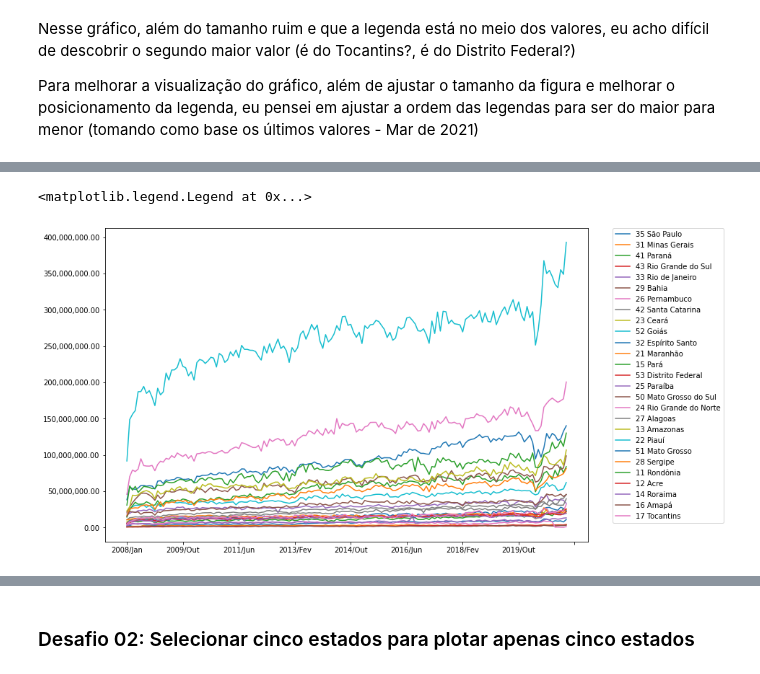
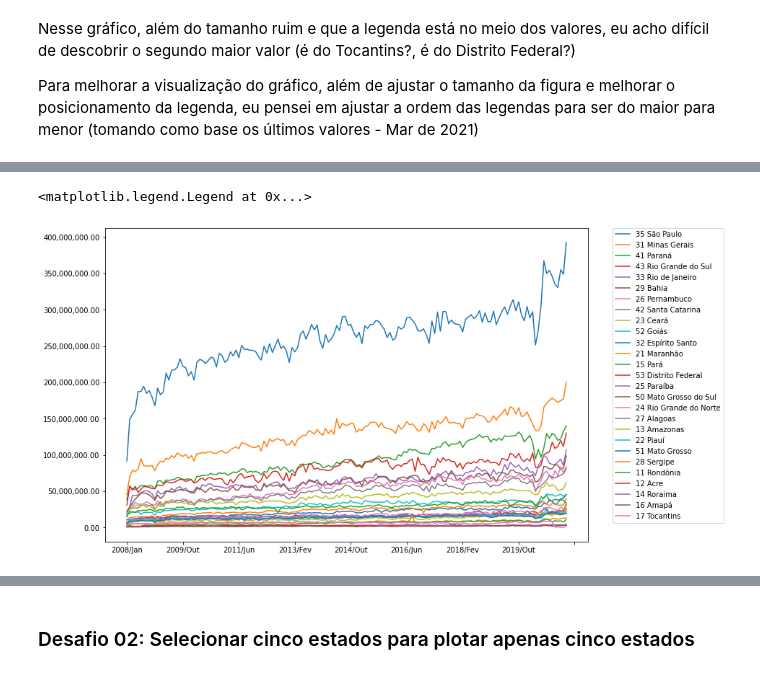
Before and after one commit to nicolas-stelatto/bootcamp_data_science_aplicada, a Jupyter notebook: Modulo_1/Notebooks/Bootcamp_Data_Science_Aplicada_Modulo_01_Aula_02.ipynb, the cells around one changed output, grey strips where cells are left out. Drawn from its saved outputs; the diff is of its cells as text; code cells hidden in the pictures.

```diff
--- a/Modulo_1/Notebooks/Bootcamp_Data_Science_Aplicada_Modulo_01_Aula_02.ipynb
+++ b/Modulo_1/Notebooks/Bootcamp_Data_Science_Aplicada_Modulo_01_Aula_02.ipynb
@@ -353,10 +330,12 @@ legenda_maior_menor = usaveis["2021/Mar"].sort_values(ascending=False).index.to_
 # %%
-ax2 = usaveis.T.plot(figsize=(12, 8))
-#tive que aumentar o tamanho da figura para ficar do tamanho da legenda de mais fácil visualização
+ax2 = usaveis.sort_values(by="2021/Mar", ascending=False).T.plot(figsize=(12, 8))
+#aumentei o tamanho da figura para ficar do tamanho da legenda de mais fácil visualização e, além disso,
+#ordenei a legenda para ficar do maior para o menor usando o sort values
+
 ax2.yaxis.set_major_formatter(ticker.StrMethodFormatter("{x:,.2f}"))
 #função que já aprendemos previamente no Notebook e já utilizamos
-plt.legend(legenda_maior_menor, bbox_to_anchor=(1.05, 1), loc=2, borderaxespad=0.)
-#vi essa forma de ajustar o gráfico na documentação em Legend Guide do Matplotlib no link https://matplotlib.org/1.3.1/users/legend_guide.html e coloque o label como a lista que acabei de criar que ordena a legenda
+plt.legend(bbox_to_anchor=(1.05, 1), loc=2, borderaxespad=0.)
+#vi essa forma de ajustar o gráfico na documentação em Legend Guide do Matplotlib no link https://matplotlib.org/1.3.1/users/legend_guide.html
 # %% [output]
 <matplotlib.legend.Legend at 0x...>
-[figure, old version]
+[figure, new version]
```
Also changed, not shown: parts of 4 cells of this notebook.
